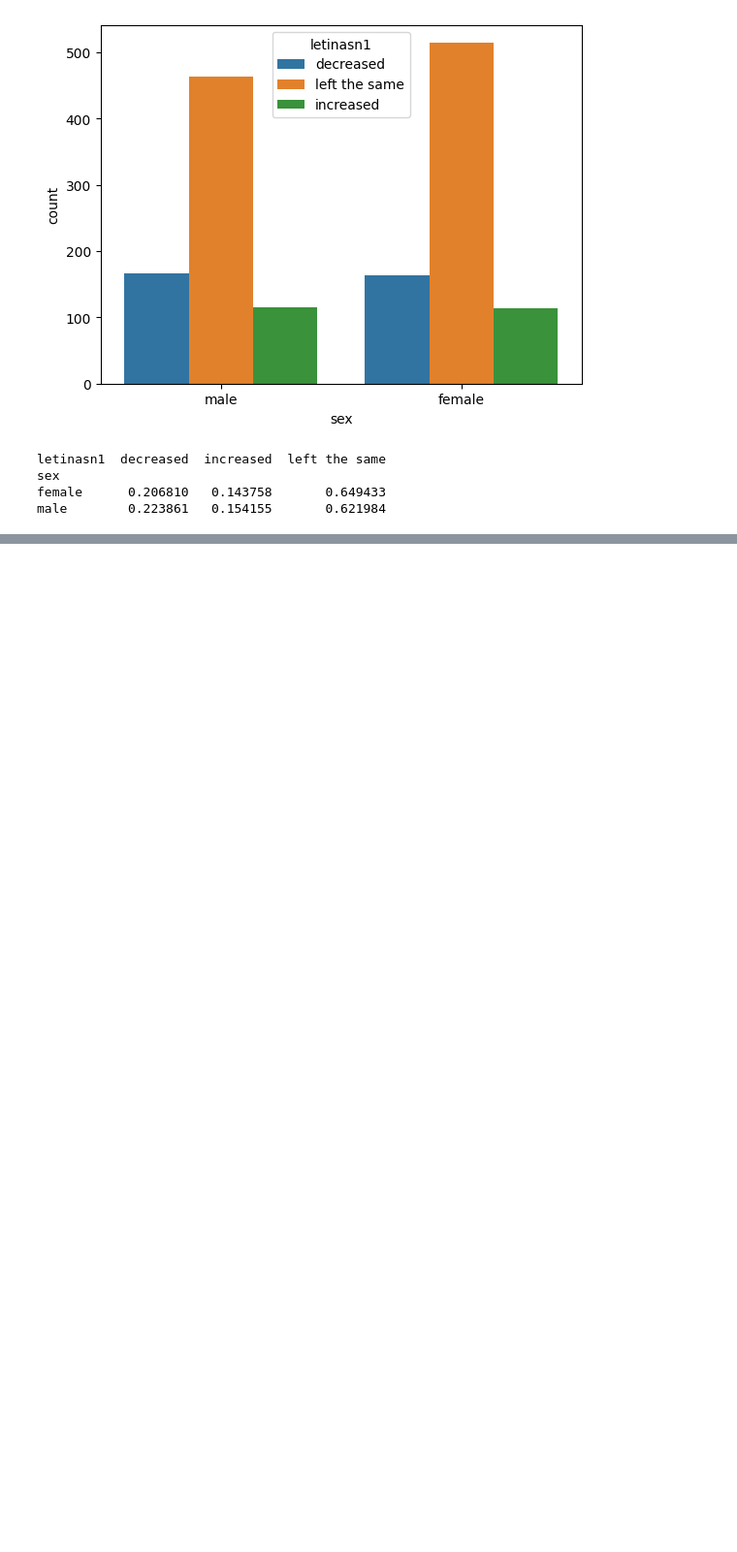
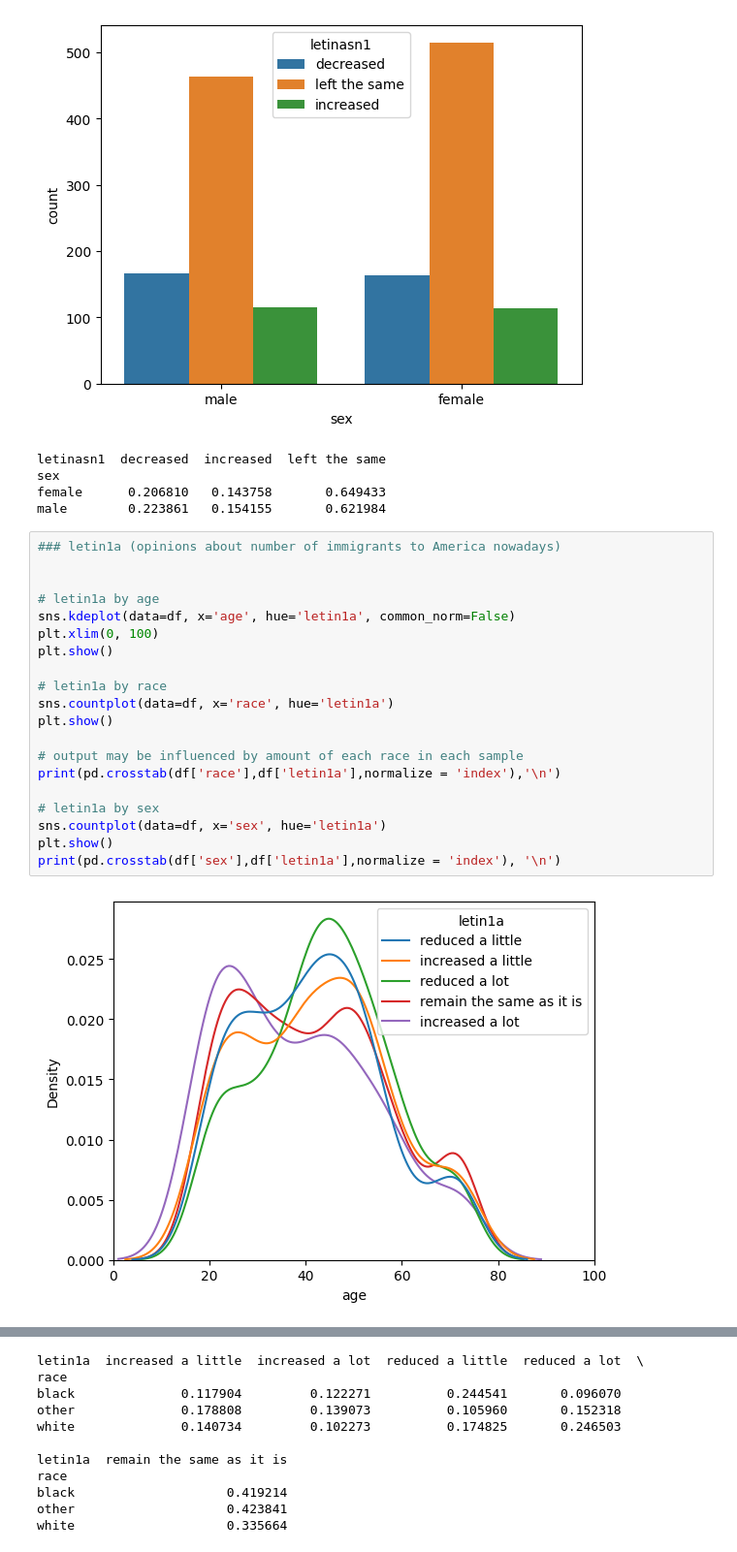
Before and after one commit to jennyschilling/project_gss_group11, a Jupyter notebook: cleaning_data.ipynb, the cells around one changed output, grey strips where cells are left out. Shown at 97% size. Drawn from its saved outputs; the diff is of its cells as text; blank space fills up the shorter version.

Commit message:
created graphs for letin1a

```diff
--- a/cleaning_data.ipynb
+++ b/cleaning_data.ipynb
@@ -323,3 +329,25 @@ letinasn1  decreased  increased  left the same
 sex
 female      0.206810   0.143758       0.649433
 male        0.223861   0.154155       0.621984
+# %%
+### letin1a (opinions about number of immigrants to America nowadays)
+
+
+# letin1a by age
+sns.kdeplot(data=df, x='age', hue='letin1a', common_norm=False)
+plt.xlim(0, 100)
+plt.show()
+
+# letin1a by race
+sns.countplot(data=df, x='race', hue='letin1a')
+plt.show()
+
+# output may be influenced by amount of each race in each sample
+print(pd.crosstab(df['race'],df['letin1a'],normalize = 'index'),'\n')
+
+# letin1a by sex
+sns.countplot(data=df, x='sex', hue='letin1a')
+plt.show()
+print(pd.crosstab(df['sex'],df['letin1a'],normalize = 'index'), '\n')
+# %% [output]
+[figure, added]
@@ -325,0 +355,11 @@ male        0.223861   0.154155       0.621984
+letin1a  increased a little  increased a lot  reduced a little  reduced a lot  \
+race
+black              0.117904         0.122271          0.244541       0.096070
+other              0.178808         0.139073          0.105960       0.152318
+white              0.140734         0.102273          0.174825       0.246503
+
+letin1a  remain the same as it is
+race
+black                    0.419214
+other                    0.423841
+white                    0.335664
```
Also changed, not shown: parts of 2 cells of this notebook.
